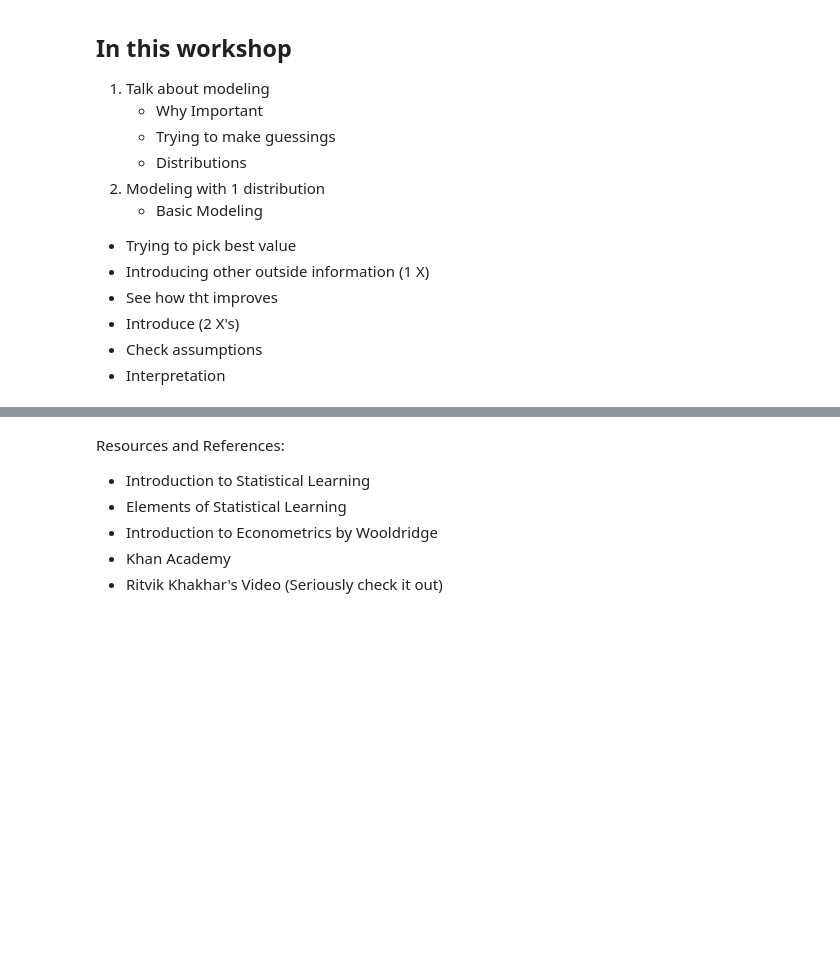
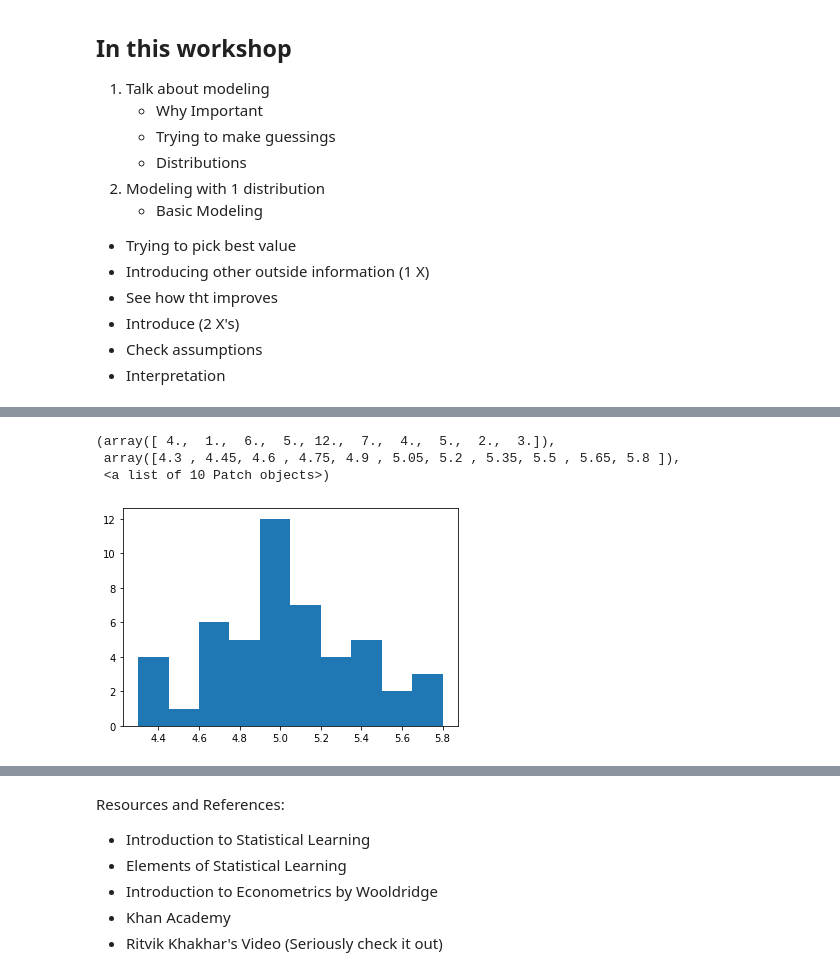
Before and after one commit to DataPoint-Armenia/DPA-Education, a Jupyter notebook: Workshop 5 - Multiple Linear Regression/Amberd Multiple Linear Regression.ipynb, the cells around one changed output, grey strips where cells are left out. Cells and saved outputs as stored; diff of their text form; code cells hidden in the pictures; blank space fills up the shorter version.

```diff
--- a/Workshop 5 - Multiple Linear Regression/Amberd Multiple Linear Regression.ipynb
+++ b/Workshop 5 - Multiple Linear Regression/Amberd Multiple Linear Regression.ipynb
@@ -184,6 +148,0 @@ When you are looking at a variable (in this case, continous distributions). You
-# %%
-import pandas as pd
-from sklearn.datasets import load_iris
-iris = datasets.load_iris()
-X = iris.data
-y = iris.target
@@ -545,0 +191,9 @@ All models are wrong. You don't know what is actually goiing on but its there to
+# %%
+# Saw you are given the task of predicting sepal length. What would you do?
+
+import pandas as pd
+from sklearn.datasets import load_iris
+iris = load_iris()
+iris_data = iris['data']
+iris_df = pd.DataFrame(X, columns = ["sepal_length", 'sepal_width', 'petal_length', 'petal_width'])[0:50]
+iris_df.head()
@@ -545,0 +207,7 @@ All models are wrong. You don't know what is actually goiing on but its there to
+# %%
+plt.hist(iris_df["sepal_length"])
+# %% [output]
+(array([ 4.,  1.,  6.,  5., 12.,  7.,  4.,  5.,  2.,  3.]),
+ array([4.3 , 4.45, 4.6 , 4.75, 4.9 , 5.05, 5.2 , 5.35, 5.5 , 5.65, 5.8 ]),
+ <a list of 10 Patch objects>)
+[figure, added]
```
Also changed, not shown: parts of 48 cells of this notebook, 4 other files.
